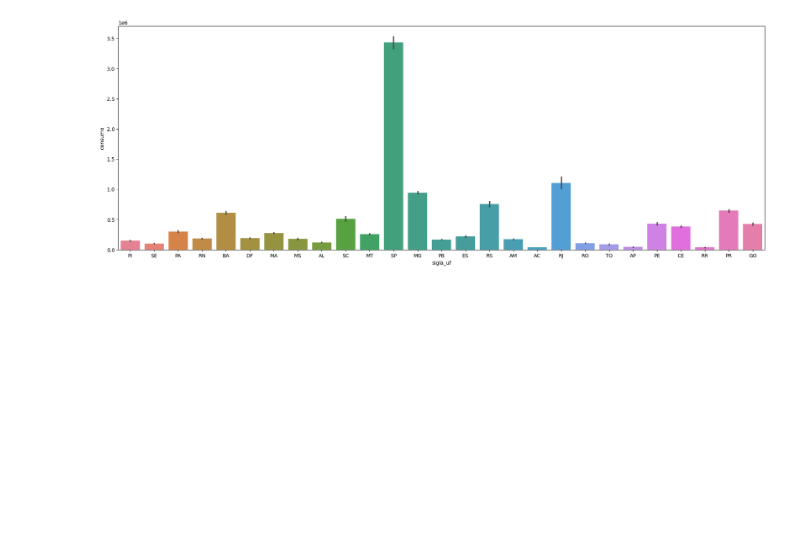
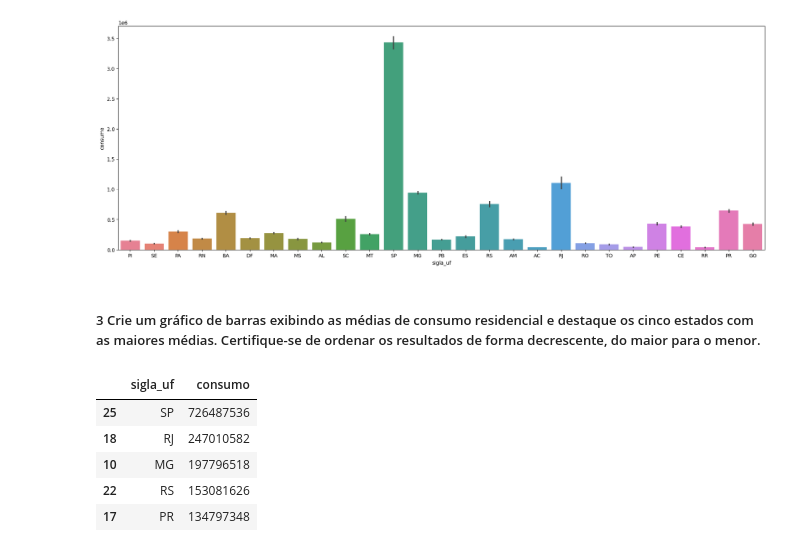
Before and after one commit to pbelfort/trabalho_ciencia_de_dados, a Jupyter notebook: notebook/tp.ipynb, the cells around one changed output. Saved outputs shown, nothing was run; the diff lists cells and outputs as text; code cells hidden in the pictures; blank space fills up the shorter version.

```diff
--- a/notebook/tp.ipynb
+++ b/notebook/tp.ipynb
@@ -5,6 +5,7 @@ import sys
 import pandas as pd
 import seaborn as sns
 import matplotlib.pyplot as plt
+pd.set_option('display.float_format', lambda x: '%0f' % x)
 
 sys.path.append('../')
 # %%
@@ -145,3 +146,17 @@ sns.barplot(
 # %% [output]
 <Axes: xlabel='sigla_uf', ylabel='consumo'>
 [figure]
+# %% [markdown]
+##### 3 Crie um gráfico de barras exibindo as médias de consumo residencial e destaque os cinco estados com as maiores médias. Certifique-se de ordenar os resultados de forma decrescente, do maior para o menor.
+# %%
+filter =  processed_dataset['tipo_consumo'] == 'Residencial'
+dados = processed_dataset[filter].groupby('sigla_uf')['consumo'] \
+    .sum().reset_index().sort_values(by='consumo', ascending=False).head(5)
+display(dados)
+# %% [output]
+|  | sigla_uf | consumo |
+| 25 | SP | 726487536 |
+| 18 | RJ | 247010582 |
+| 10 | MG | 197796518 |
+| 22 | RS | 153081626 |
+| 17 | PR | 134797348 |
```
Also changed, not shown: parts of 2 cells of this notebook.
